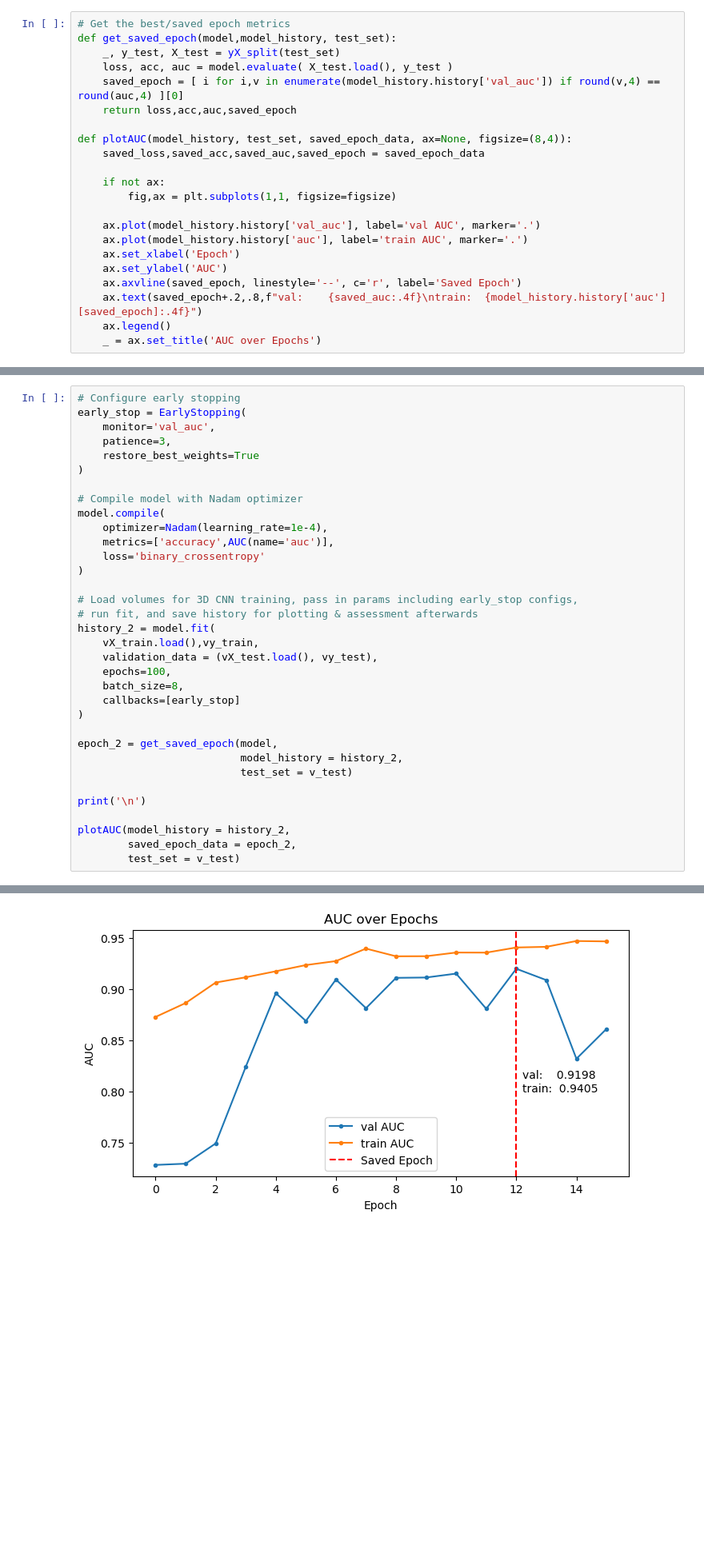
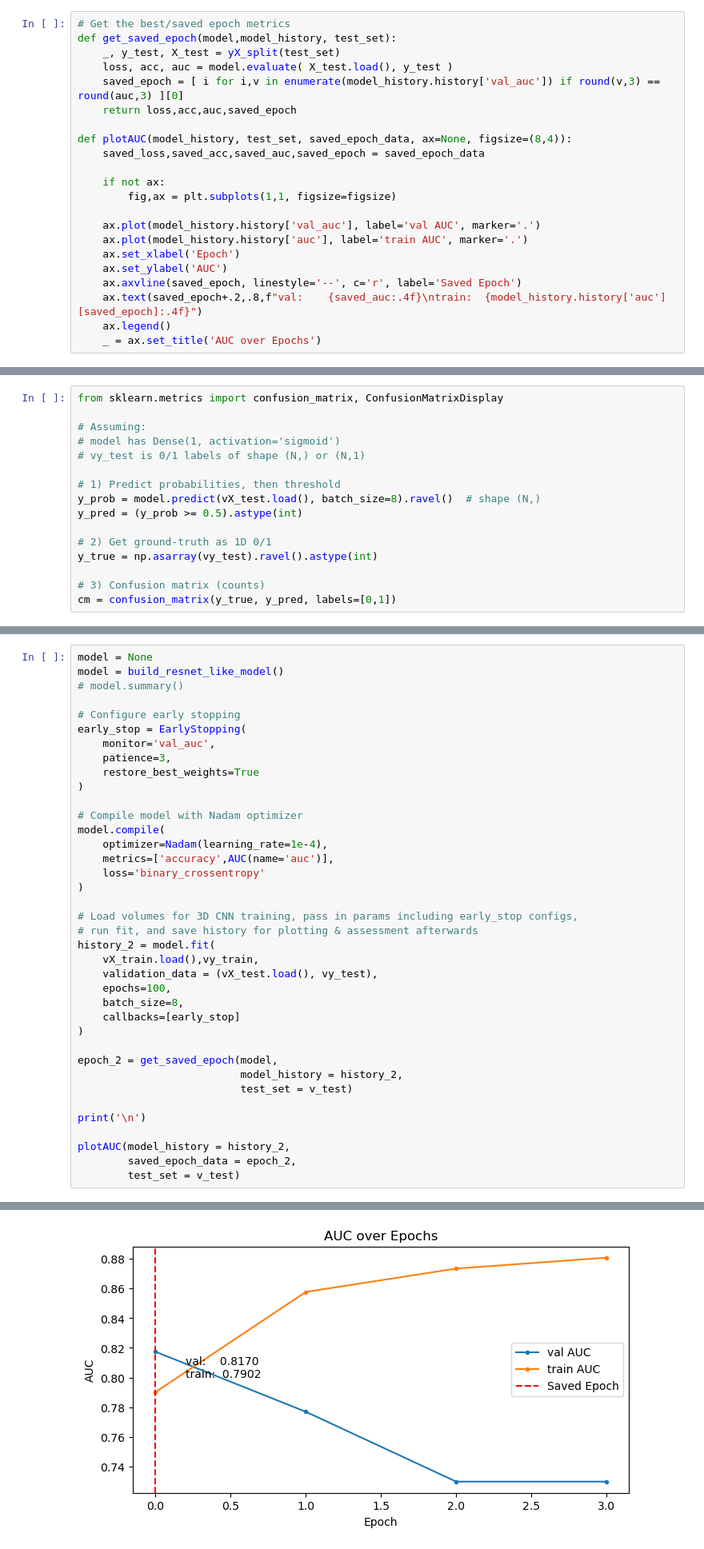
Before and after one commit to tbchuotmd/OCTCV, a Jupyter notebook: p5_Modeling/modeling.ipynb, the cells around one changed output, grey strips where cells are left out. Shown at 80% size. Cells and saved outputs as stored; diff of their text form; blank space fills up the shorter version.

Commit message:
attempt at adding SE & spatial attn., along with confusion matrix plots for each of 3 models

```diff
--- a/p5_Modeling/modeling.ipynb
+++ b/p5_Modeling/modeling.ipynb
@@ -210,7 +236,7 @@ Epoch 11/100
 def get_saved_epoch(model,model_history, test_set):
     _, y_test, X_test = yX_split(test_set)
     loss, acc, auc = model.evaluate( X_test.load(), y_test )
-    saved_epoch = [ i for i,v in enumerate(model_history.history['val_auc']) if round(v,4) == round(auc,4) ][0]
+    saved_epoch = [ i for i,v in enumerate(model_history.history['val_auc']) if round(v,3) == round(auc,3) ][0]
     return loss,acc,auc,saved_epoch
 
 def plotAUC(model_history, test_set, saved_epoch_data, ax=None, figsize=(8,4)):
@@ -235,0 +262,16 @@ plotAUC(model_history=history,saved_epoch_data=epoch,test_set=v_test)
+# %%
+from sklearn.metrics import confusion_matrix, ConfusionMatrixDisplay
+
+# Assuming:
+# model has Dense(1, activation='sigmoid')
+# vy_test is 0/1 labels of shape (N,) or (N,1)
+
+# 1) Predict probabilities, then threshold
+y_prob = model.predict(vX_test.load(), batch_size=8).ravel()  # shape (N,)
+y_pred = (y_prob >= 0.5).astype(int)
+
+# 2) Get ground-truth as 1D 0/1
+y_true = np.asarray(vy_test).ravel().astype(int)
+
+# 3) Confusion matrix (counts)
+cm = confusion_matrix(y_true, y_pred, labels=[0,1])
@@ -772,6 +807,10 @@ Model: "functional"
 # %% [markdown]
 The rest is the same as before, but this time naming the history output differently for later comparison.
 # %%
+model = None
+model = build_resnet_like_model()
+# model.summary()
+
 # Configure early stopping
 early_stop = EarlyStopping(
     monitor='val_auc',
@@ -826 +857 @@ Epoch 16/100
-[figure, old version]
+[figure, new version]
```
Also changed, not shown: parts of 23 cells of this notebook.
